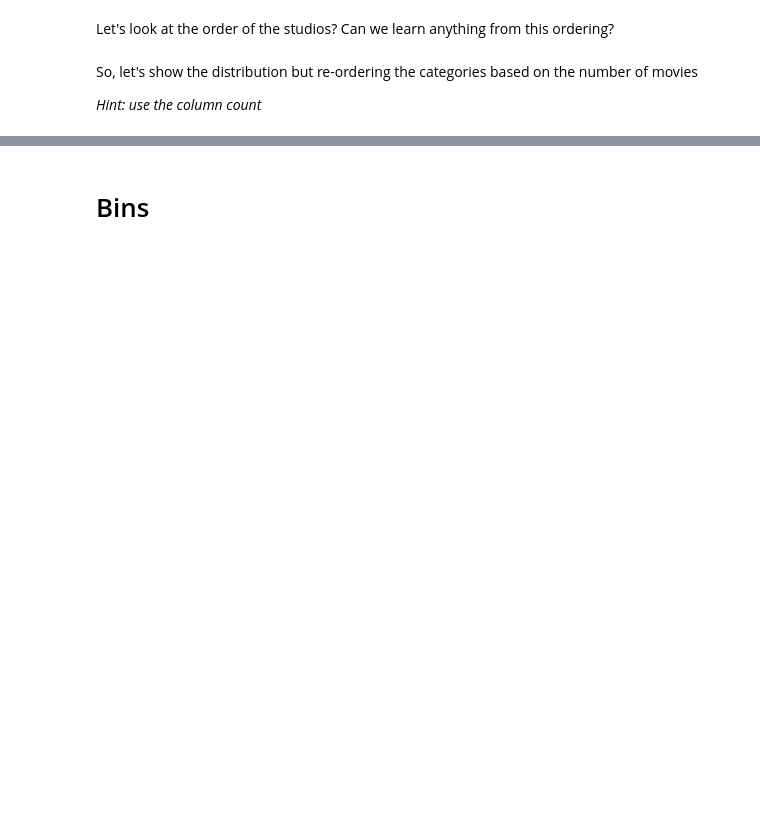
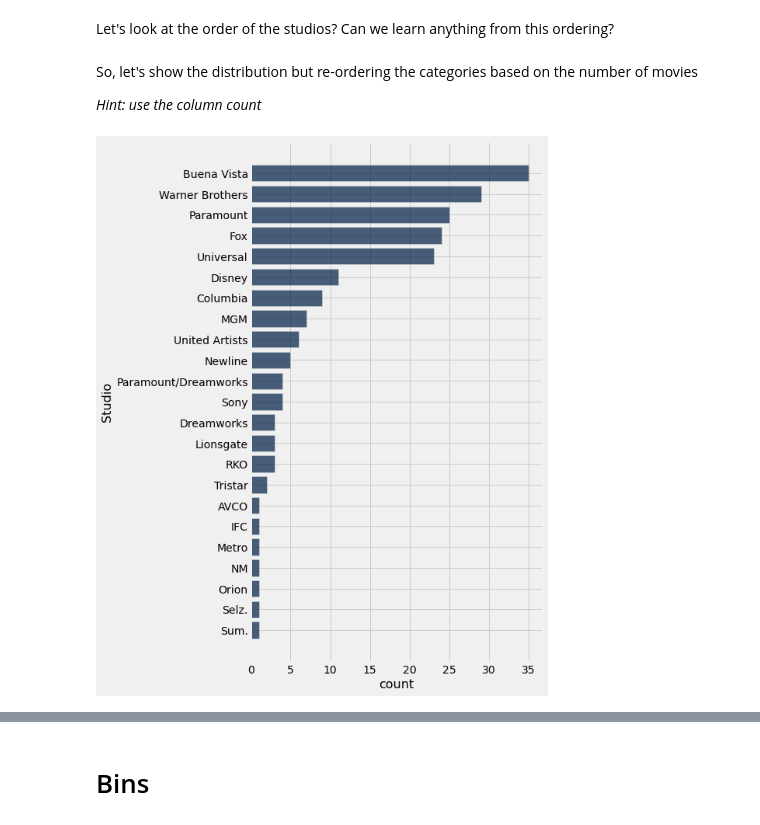
Before and after one commit to BC-COMS-1016/materials-sp22, a Jupyter notebook: demos/Lecture_6.ipynb, the cells around one changed output, grey strips where cells are left out. Drawn from its saved outputs; the diff is of its cells as text; code cells hidden in the pictures; blank space fills up the shorter version.

```diff
--- a/demos/Lecture_6.ipynb
+++ b/demos/Lecture_6.ipynb
@@ -44,0 +88,3 @@ top10_adjusted
+# %%
+top10_adjusted = top_movies.sort('Gross (Adjusted)', descending=True).take(0,1,2)
+top10_adjusted
@@ -44,0 +100,3 @@ top10_adjusted
+# %%
+top10_adjusted = top_movies.sort('Gross (Adjusted)', descending=True).take(np.arange(0,10))
+top10_adjusted
@@ -126,4 +360,6 @@ So, let's show the distribution but re-ordering the categories based on the numb
 
 *Hint: use the column count*
 # %%
-top_movies.group('Studio').sort('count').barh('Studio')
+top_movies.group('Studio').sort('count', descending = True).barh('Studio')
+# %% [output]
+[figure, added]
```
Also changed, not shown: parts of 51 cells of this notebook.
